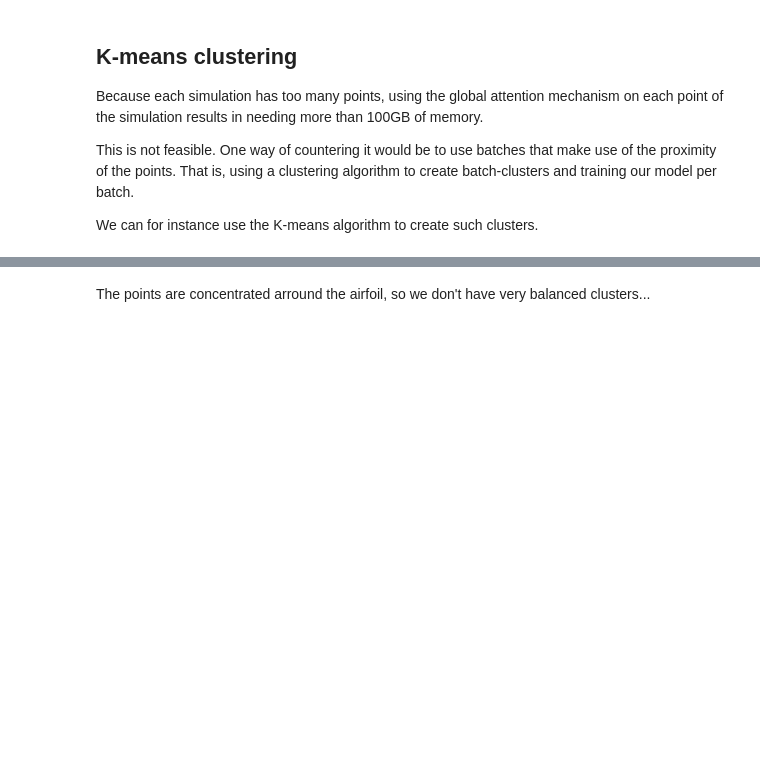
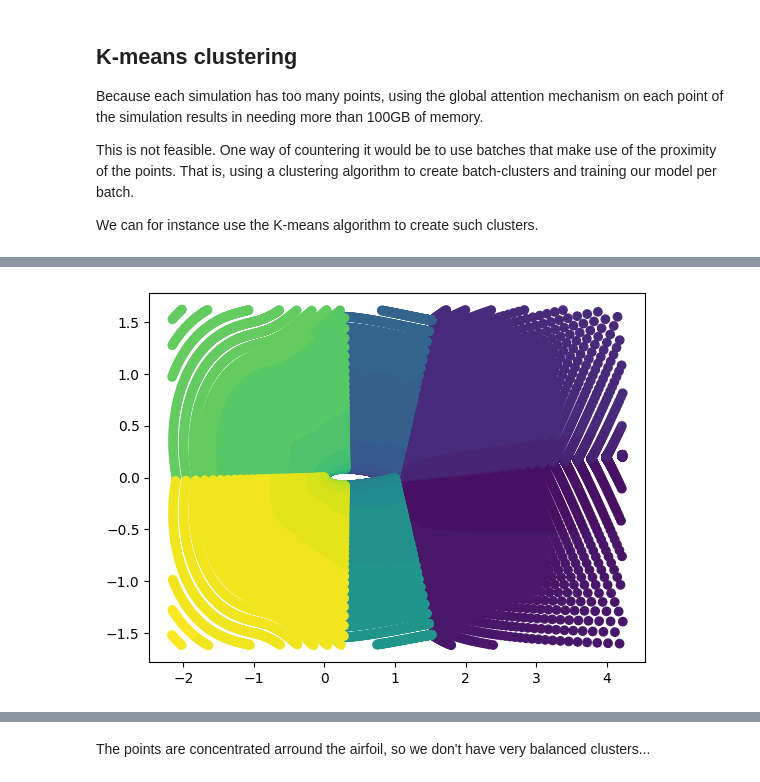
Before and after one commit to DaGrapix/ml4science, a Jupyter notebook: src/submission_attention/attention.ipynb, the cells around one changed output, grey strips where cells are left out. Drawn from its saved outputs; the diff is of its cells as text; code cells hidden in the pictures; blank space fills up the shorter version.

```diff
--- a/src/submission_attention/attention.ipynb
+++ b/src/submission_attention/attention.ipynb
@@ -228,0 +284,10 @@ plot_clusters(X, cluster_idx)
+# %%
+index = 18
+X = processed_data.dataset[index].pos
+n = int(X.shape[0]/50)
+
+z = torch.arange(X.shape[0])
+z = z//n
+plot_clusters(X, z)
+# %% [output]
+[figure, added]
```
Also changed, not shown: parts of 15 cells of this notebook, 2 other files.
